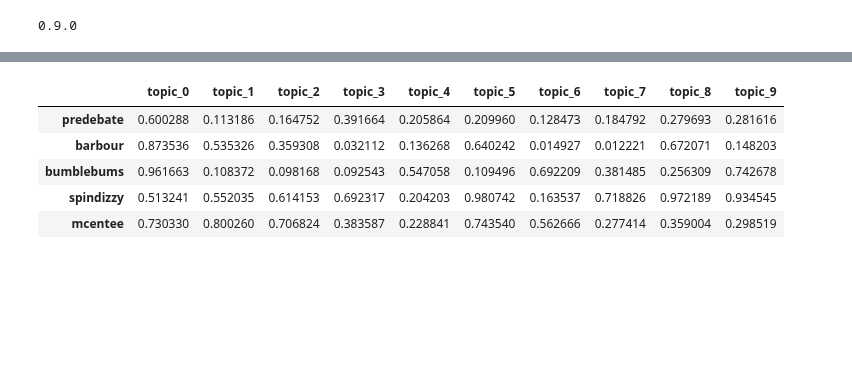
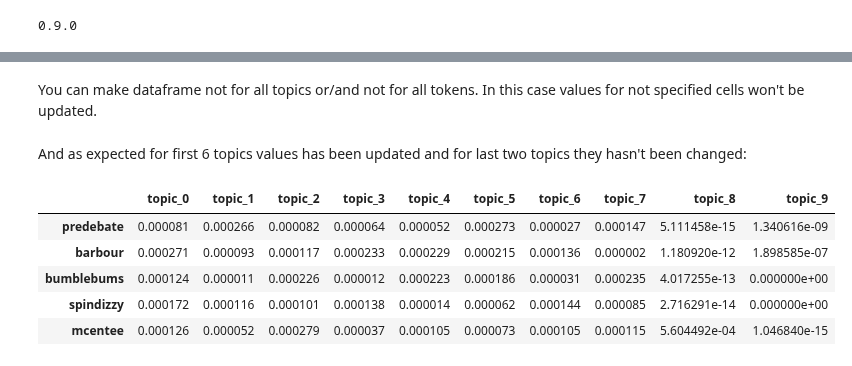
Before and after one commit to bigartm/bigartm-book, a Jupyter notebook: technical/Attaching_Phi_Theta.ipynb, the cells around one changed output, grey strips where cells are left out. Cells and saved outputs as stored; diff of their text form; code cells hidden in the pictures; blank space fills up the shorter version.

Commit message:
phi-attach, rose: clean notebook + translate to english + add comments

```diff
--- a/technical/Attaching_Phi_Theta.ipynb
+++ b/technical/Attaching_Phi_Theta.ipynb
@@ -119,0 +92,3 @@ phi_new = pd.DataFrame(data=np.random.random(phi.shape),
+# %%
+phi = model.get_phi().copy()
+theta = model.get_theta().copy()
@@ -119,0 +149,23 @@ phi_new = pd.DataFrame(data=np.random.random(phi.shape),
+# %%
+def init_custom_phi(model_, class_id, class_id_phi):
+    model = model_.clone()
+
+    tm_info, phi_ref = model.master.attach_model(model=model.model_pwt)
+
+    fields = tm_info.ListFields()
+    token_order = np.array(fields[3][1])
+    topic_order = np.array(fields[2][1])
+    class_id_order = np.array(fields[5][1])
+
+    new_phi = pd.DataFrame(data=phi_ref,
+                           index=token_order,
+                           columns=topic_order)
+
+    # here loop over all class_ids can be pasted
+    mask = class_id_order == class_id
+    current_phi = new_phi.iloc[mask].copy()
+    current_phi.update(class_id_phi)
+    new_phi.iloc[mask] = current_phi
+
+    np.copyto(phi_ref, new_phi.values)
+    return model
@@ -120,3 +180,10 @@ phi_new = pd.DataFrame(data=np.random.random(phi.shape),
+# %%
+x = np.random.random(phi.shape)
+x = np.nan_to_num(x / np.sum(x, axis=0)[None])
+
+phi_new = pd.DataFrame(data=x[:, :-2],  # drop last two topic columns
+                       columns=phi.columns[0:-2][::-1], # drop last two topic columns and reverse topic order
+                       index=phi.index[::-1])  # reverse token order
 # %%
 phi_new.head()
 # %% [output]
@@ -129,11 +205,15 @@ phi_new.head()
+# %% [markdown]
+You can make dataframe not for all topics or/and not for all tokens. In this case values for not specified cells won't be updated.
 # %%
-model_new = init_custom_phi(model, class_id='@default_class', class_id_phi=phi_new)
+model2 = init_custom_phi(model, class_id='@default_class', class_id_phi=phi_new)
+# %% [markdown]
+And as expected for first 6 topics values has been updated and for last two topics they hasn't been changed:
 # %%
-model_new.get_phi().head()
+model2.get_phi().head()
 # %% [output]
 |  | topic_0 | topic_1 | topic_2 | topic_3 | topic_4 | topic_5 | topic_6 | topic_7 | topic_8 | topic_9 |
-| predebate | 0.600288 | 0.113186 | 0.164752 | 0.391664 | 0.205864 | 0.209960 | 0.128473 | 0.184792 | 0.279693 | 0.281616 |
-| barbour | 0.873536 | 0.535326 | 0.359308 | 0.032112 | 0.136268 | 0.640242 | 0.014927 | 0.012221 | 0.672071 | 0.148203 |
-| bumblebums | 0.961663 | 0.108372 | 0.098168 | 0.092543 | 0.547058 | 0.109496 | 0.692209 | 0.381485 | 0.256309 | 0.742678 |
-| spindizzy | 0.513241 | 0.552035 | 0.614153 | 0.692317 | 0.204203 | 0.980742 | 0.163537 | 0.718826 | 0.972189 | 0.934545 |
-| mcentee | 0.730330 | 0.800260 | 0.706824 | 0.383587 | 0.228841 | 0.743540 | 0.562666 | 0.277414 | 0.359004 | 0.298519 |
+| predebate | 0.000081 | 0.000266 | 0.000082 | 0.000064 | 0.000052 | 0.000273 | 0.000027 | 0.000147 | 5.111458e-15 | 1.340616e-09 |
+| barbour | 0.000271 | 0.000093 | 0.000117 | 0.000233 | 0.000229 | 0.000215 | 0.000136 | 0.000002 | 1.180920e-12 | 1.898585e-07 |
+| bumblebums | 0.000124 | 0.000011 | 0.000226 | 0.000012 | 0.000223 | 0.000186 | 0.000031 | 0.000235 | 4.017255e-13 | 0.000000e+00 |
+| spindizzy | 0.000172 | 0.000116 | 0.000101 | 0.000138 | 0.000014 | 0.000062 | 0.000144 | 0.000085 | 2.716291e-14 | 0.000000e+00 |
+| mcentee | 0.000126 | 0.000052 | 0.000279 | 0.000037 | 0.000105 | 0.000073 | 0.000105 | 0.000115 | 5.604492e-04 | 1.046840e-15 |
```
Also changed, not shown: parts of 71 cells of this notebook.
